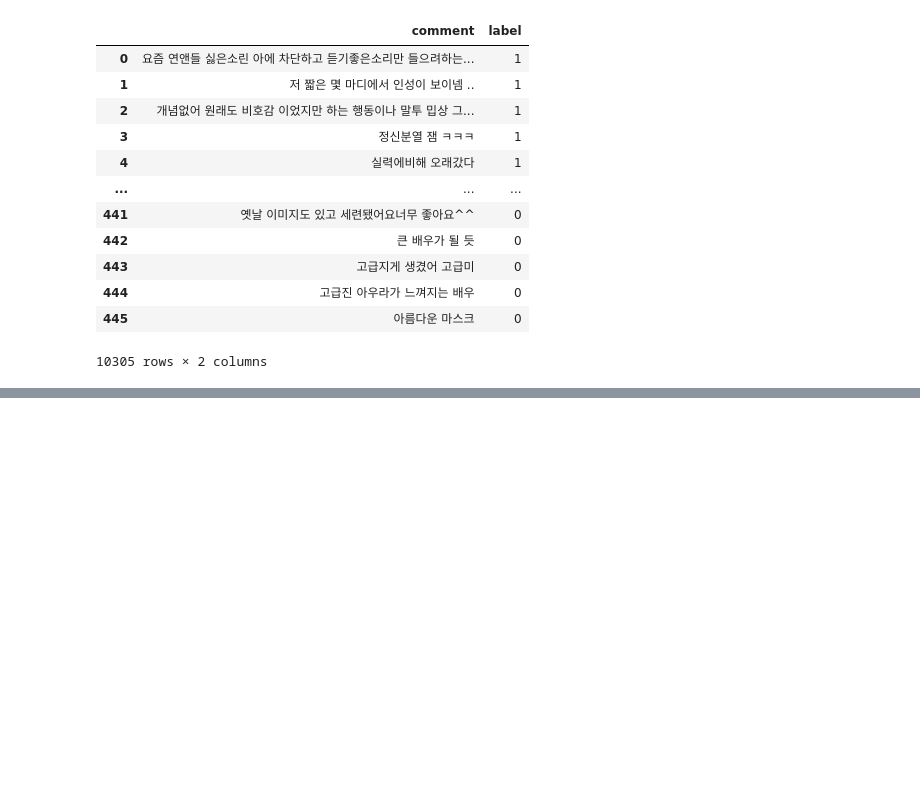
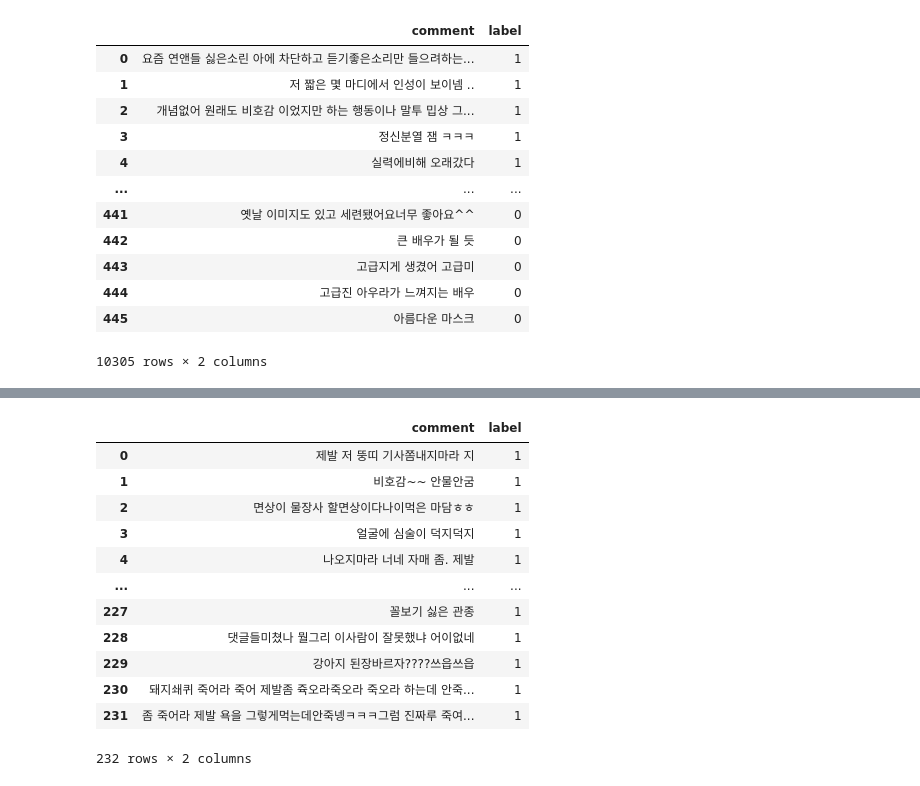
Before and after one commit to sooyeon-go/grad_project, a Jupyter notebook: comment_crawling_r/comment2_csv.ipynb, the cells around one changed output, grey strips where cells are left out. Cells and saved outputs as stored; diff of their text form; code cells hidden in the pictures; blank space fills up the shorter version.

```diff
--- a/comment_crawling_r/comment2_csv.ipynb
+++ b/comment_crawling_r/comment2_csv.ipynb
@@ -253,0 +278,17 @@ fi2
+# %%
+dic4 = pd.read_csv('n_comment13_csv.csv',encoding = 'cp949')
+dic4
+# %% [output]
+|  | comment | label |
+| 0 | 제발 저 뚱띠 기사쫌내지마라 지 | 1 |
+| 1 | 비호감~~ 안물안굼 | 1 |
+| 2 | 면상이 물장사 할면상이다나이먹은 마담ㅎㅎ | 1 |
+| 3 | 얼굴에 심술이 덕지덕지 | 1 |
+| 4 | 나오지마라 너네 자매 좀. 제발 | 1 |
+| ... | ... | ... |
+| 227 | 꼴보기 싫은 관종 | 1 |
+| 228 | 댓글들미쳤나 뭘그리 이사람이 잘못했냐 어이없네 | 1 |
+| 229 | 강아지 된장바르자????쓰읍쓰읍 | 1 |
+| 230 | 돼지쇄퀴 죽어라 죽어 제발좀 쥭오라죽오라 죽오라 하는데 안죽... | 1 |
+| 231 | 좀 죽어라 제발 욕을 그렇게먹는데안죽넹ㅋㅋㅋ그럼 진짜루 죽여... | 1 |
+232 rows × 2 columns
```
Also changed, not shown: parts of 2 cells of this notebook.
